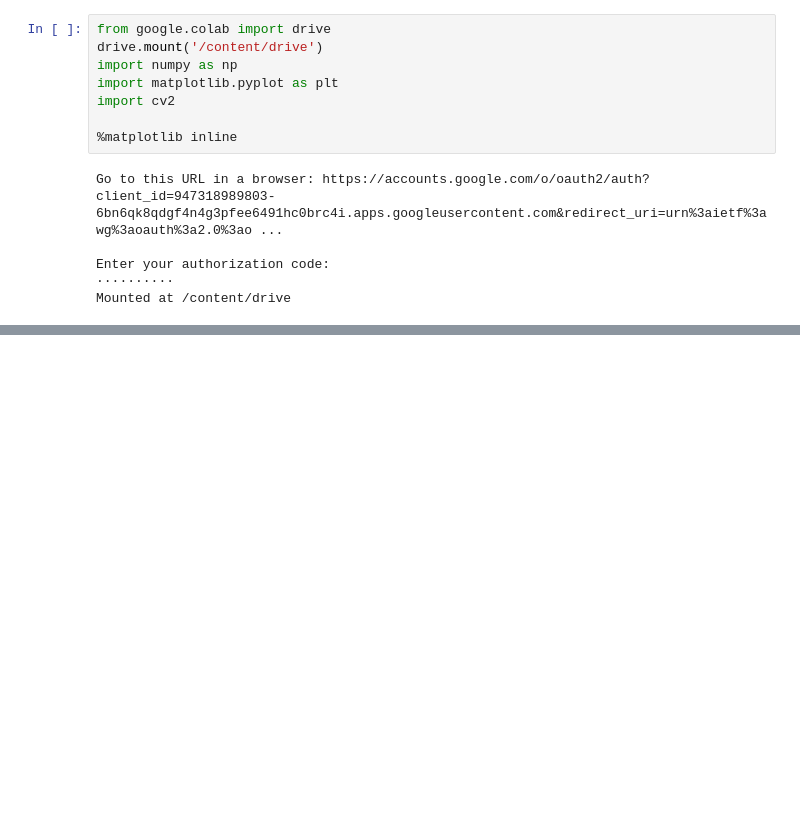
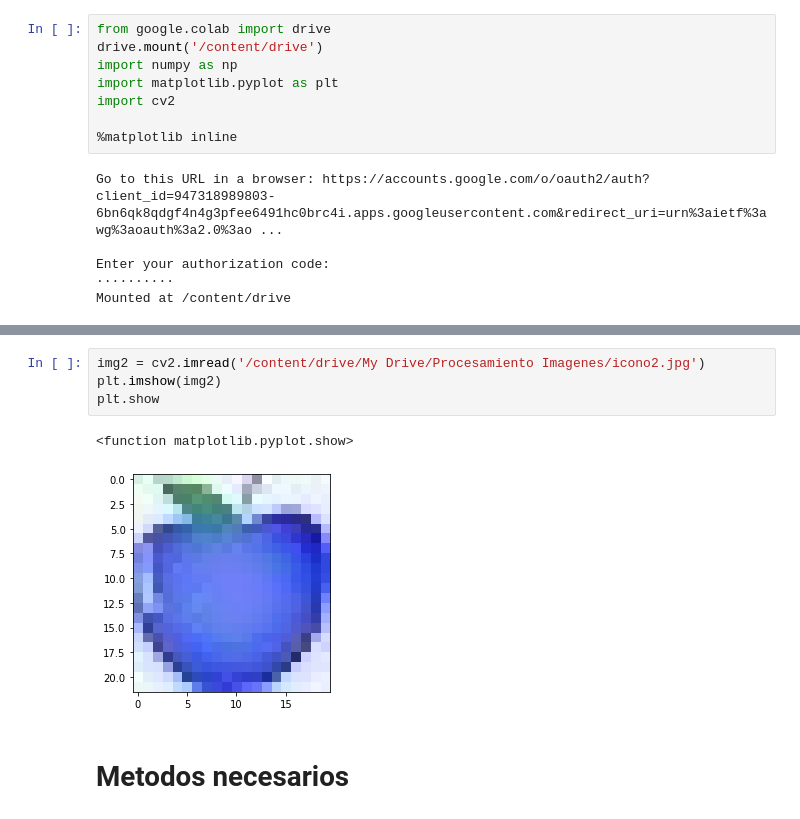
Before and after one commit to KevinXander/ProcesamientoImagenes, a Jupyter notebook: Clase5.ipynb, the cells around one changed output, grey strips where cells are left out. Saved outputs shown, nothing was run; the diff lists cells and outputs as text; blank space fills up the shorter version.

```diff
--- a/Clase5.ipynb
+++ b/Clase5.ipynb
@@ -16,0 +25,9 @@ Mounted at /content/drive
+# %%
+img2 = cv2.imread('/content/drive/My Drive/Procesamiento Imagenes/icono2.jpg')
+plt.imshow(img2)
+plt.show
+# %% [output]
+<function matplotlib.pyplot.show>
+[figure, added]
+# %% [markdown]
+# **Metodos necesarios**
```
Also changed, not shown: parts of 13 cells of this notebook.
